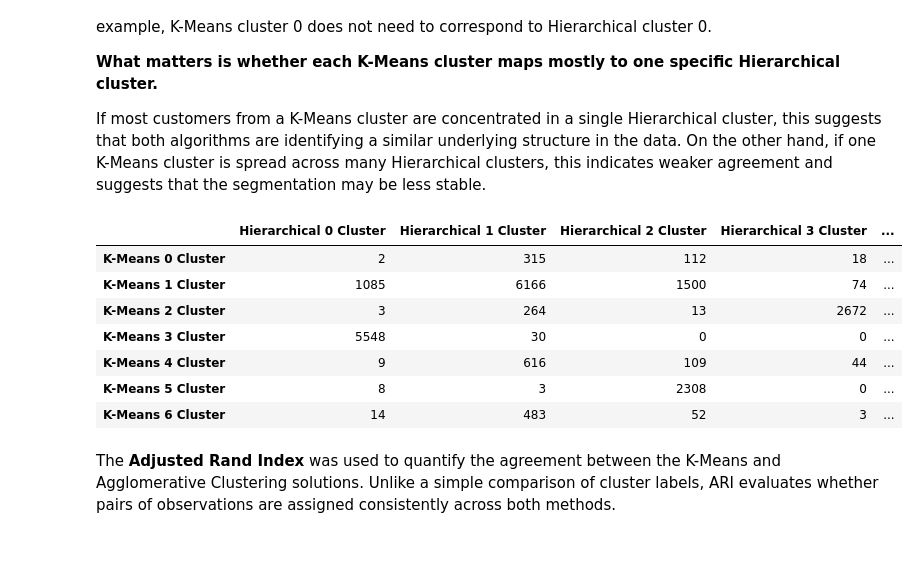
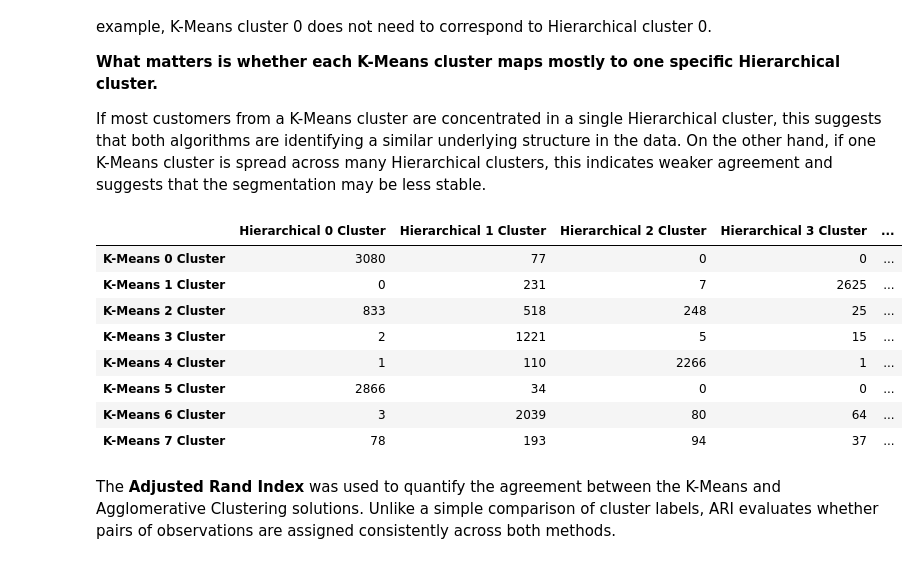
Before and after one commit to tiago2806/ml_project, a Jupyter notebook: notebooks/03_modelling.ipynb, the cells around one changed output. Drawn from its saved outputs; the diff is of its cells as text; code cells hidden in the pictures.

```diff
--- a/notebooks/03_modelling.ipynb
+++ b/notebooks/03_modelling.ipynb
@@ -330,21 +316,22 @@ If most customers from a K-Means cluster are concentrated in a single Hierarchic
 # %%
 pd.DataFrame(
     confusion_matrix(
         dataset_perc['cluster_kmeans_perc'],
         dataset_perc['cluster_agglomerative_perc']
     ),
-    index=[f'K-Means {i} Cluster' for i in np.arange(0, 7)],
-    columns=[f'Hierarchical {i} Cluster' for i in np.arange(0, 7)]
+    index=[f'K-Means {i} Cluster' for i in np.arange(0, 8)],
+    columns=[f'Hierarchical {i} Cluster' for i in np.arange(0, 8)]
 )
 # %% [output]
 |  | Hierarchical 0 Cluster | Hierarchical 1 Cluster | Hierarchical 2 Cluster | Hierarchical 3 Cluster | ... |
-| K-Means 0 Cluster | 2 | 315 | 112 | 18 | ... |
-| K-Means 1 Cluster | 1085 | 6166 | 1500 | 74 | ... |
-| K-Means 2 Cluster | 3 | 264 | 13 | 2672 | ... |
-| K-Means 3 Cluster | 5548 | 30 | 0 | 0 | ... |
-| K-Means 4 Cluster | 9 | 616 | 109 | 44 | ... |
-| K-Means 5 Cluster | 8 | 3 | 2308 | 0 | ... |
-| K-Means 6 Cluster | 14 | 483 | 52 | 3 | ... |
+| K-Means 0 Cluster | 3080 | 77 | 0 | 0 | ... |
+| K-Means 1 Cluster | 0 | 231 | 7 | 2625 | ... |
+| K-Means 2 Cluster | 833 | 518 | 248 | 25 | ... |
+| K-Means 3 Cluster | 2 | 1221 | 5 | 15 | ... |
+| K-Means 4 Cluster | 1 | 110 | 2266 | 1 | ... |
+| K-Means 5 Cluster | 2866 | 34 | 0 | 0 | ... |
+| K-Means 6 Cluster | 3 | 2039 | 80 | 64 | ... |
+| K-Means 7 Cluster | 78 | 193 | 94 | 37 | ... |
 # %% [markdown]
 The **Adjusted Rand Index** was used to quantify the agreement between the K-Means and Agglomerative Clustering solutions. Unlike a simple comparison of cluster labels, ARI evaluates whether pairs of observations are assigned consistently across both methods.
 # %% [markdown]
```
Also changed, not shown: parts of 23 cells of this notebook, 2 other files.
